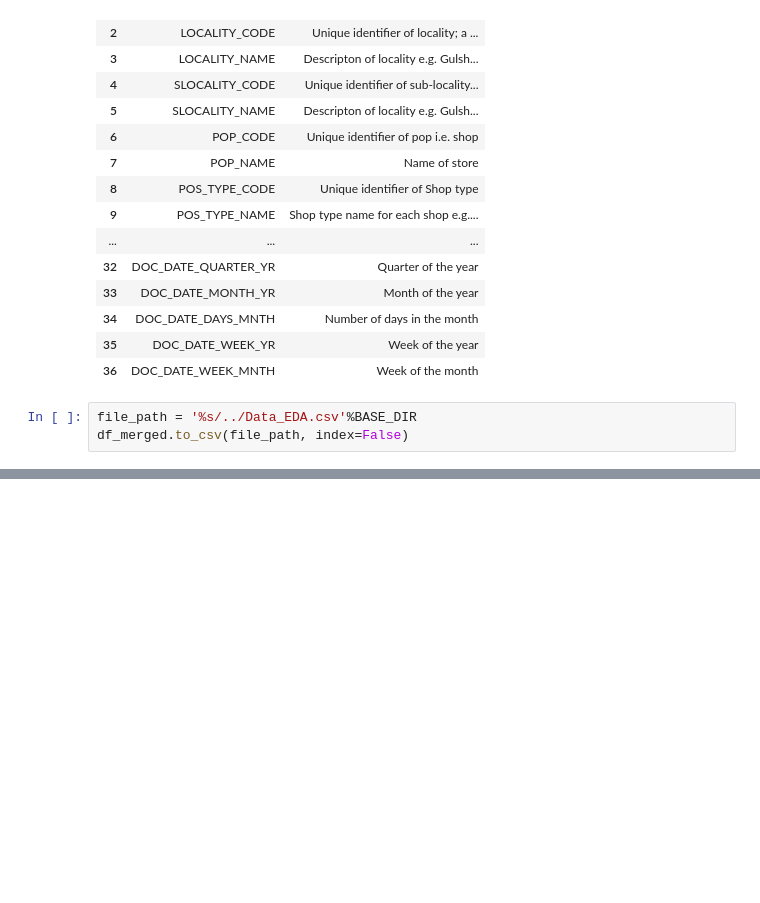
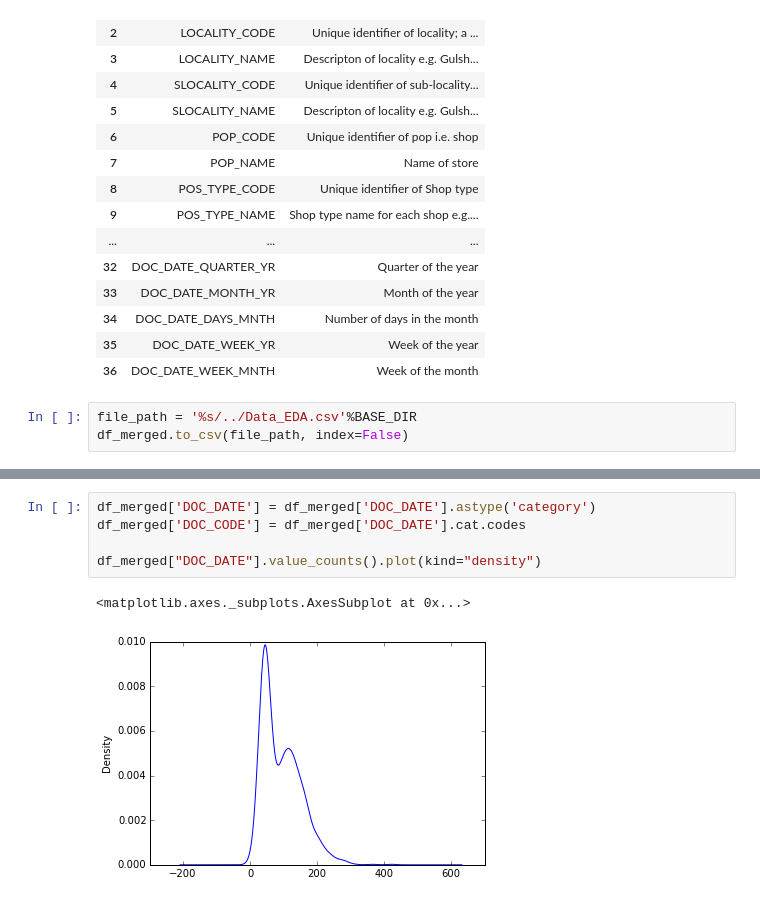
Before and after one commit to danishdata/ids-notebooks, a Jupyter notebook: Analysis-Final.ipynb, the cells around one changed output, grey strips where cells are left out. Cells and saved outputs as stored; diff of their text form; blank space fills up the shorter version.

```diff
--- a/Analysis-Final.ipynb
+++ b/Analysis-Final.ipynb
@@ -1643,0 +1660,8 @@ df_merged.to_csv(file_path, index=False)
+# %%
+df_merged['DOC_DATE'] = df_merged['DOC_DATE'].astype('category')
+df_merged['DOC_CODE'] = df_merged['DOC_DATE'].cat.codes
+
+df_merged["DOC_DATE"].value_counts().plot(kind="density")
+# %% [output]
+<matplotlib.axes._subplots.AxesSubplot at 0x...>
+[figure, added]
```
Also changed, not shown: parts of 22 cells of this notebook.
